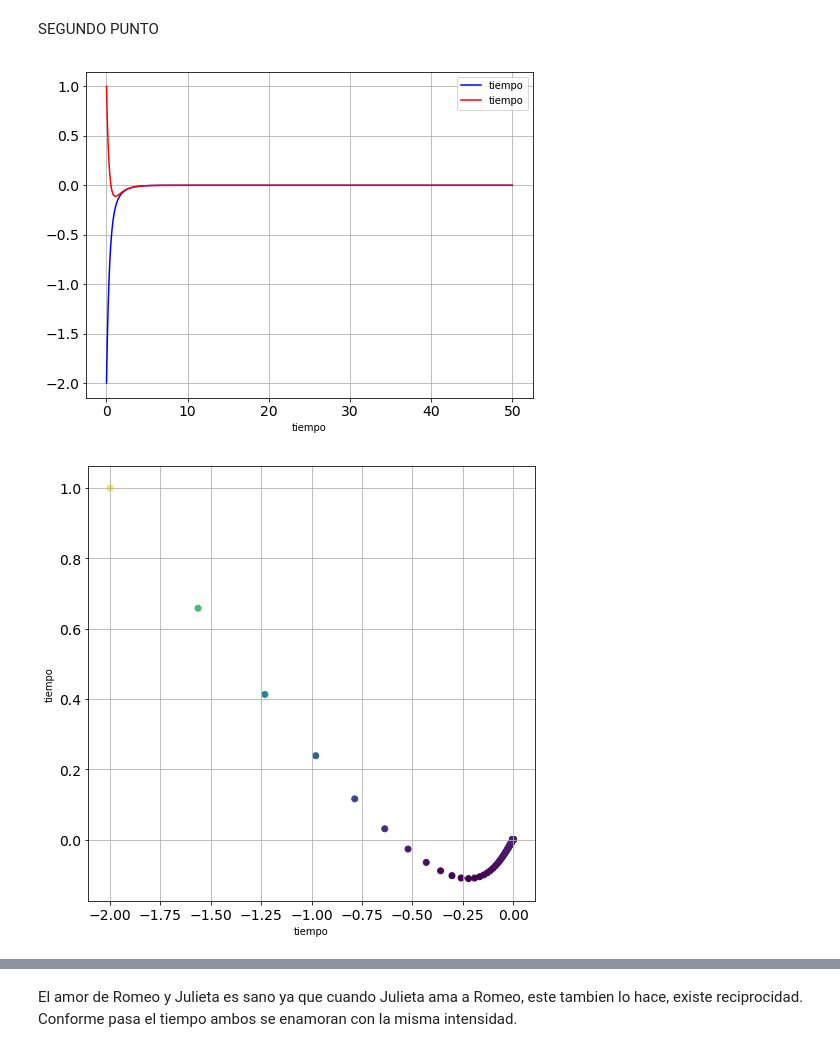
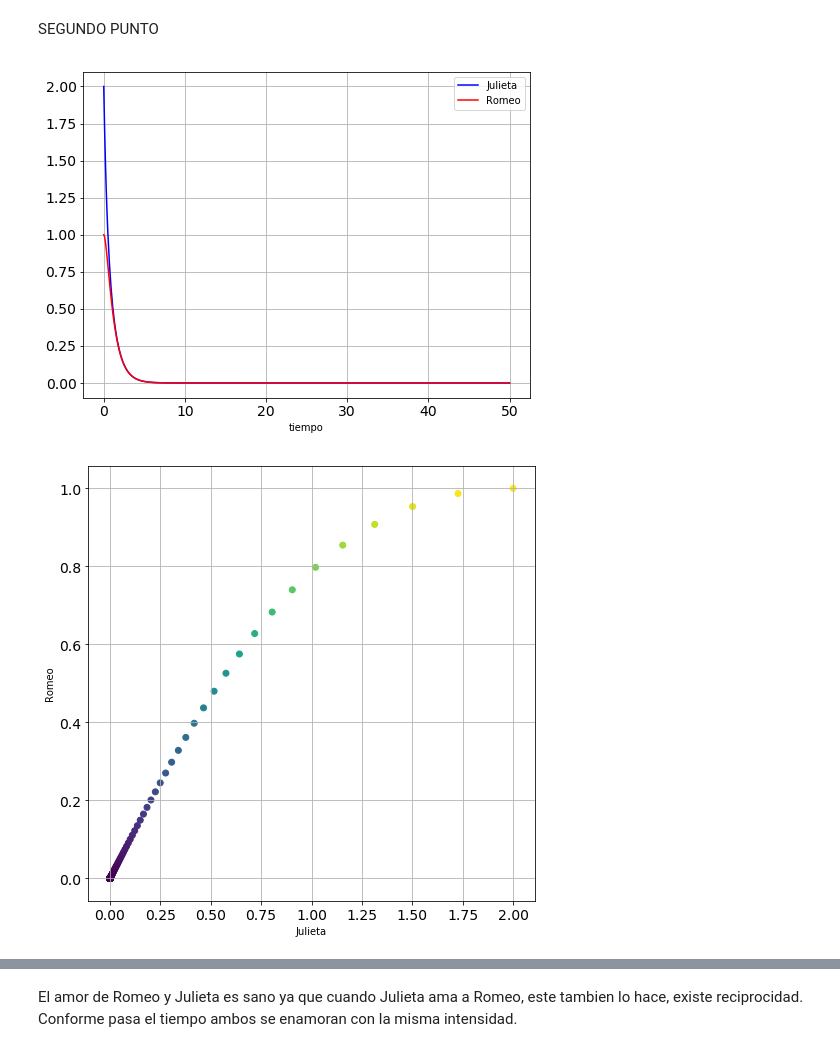
Before and after one commit to anasofi-ortiz/EXAMEN-3-SIM, a Jupyter notebook: Examen 3 SIM ASOL.ipynb, the cells around one changed output, grey strips where cells are left out. Drawn from its saved outputs; the diff is of its cells as text; code cells hidden in the pictures.

```diff
--- a/Examen 3 SIM ASOL.ipynb
+++ b/Examen 3 SIM ASOL.ipynb
@@ -86,7 +86,7 @@ def armonico(y, t, a, b):
     y2 = y[1]
     return [ (-a * y1) + (b * y2), (b * y1) +( -a * y2)]
 
-y0 = [-2, 1]
+y0 = [2, 1]
 
 
 tt = np.linspace(0, 50, 500)
@@ -98,26 +98,26 @@ y2 = yy[:,1]
 # %%
 label_size = 14
 mpl.rcParams['xtick.labelsize'] = label_size
 mpl.rcParams['ytick.labelsize'] = label_size
 
 plt.figure(figsize=(8,6))
-plt.plot(tt, y1, 'b', label='tiempo')
-plt.plot(tt, y2, 'r', label='tiempo')
+plt.plot(tt, y1, 'b', label='Julieta')
+plt.plot(tt, y2, 'r', label='Romeo')
 plt.legend(loc='best')
 plt.xlabel('tiempo')
 plt.grid()
 plt.show()
 # %% [output]
-[figure, old version]
+[figure, new version]
 # %%
 plt.figure(figsize=(8,8))
 plt.scatter(y1, y2, c=y2, cmap='viridis')
-plt.xlabel('tiempo')
-plt.ylabel('tiempo')
+plt.xlabel('Julieta')
+plt.ylabel('Romeo')
 plt.grid()
 plt.show()
 # %% [output]
-[figure, old version]
+[figure, new version]
 # %%
 fig = plt.figure(figsize=(12, 9))
 ax = fig.gca(projection='3d')
```
Also changed, not shown: parts of 8 cells of this notebook.
